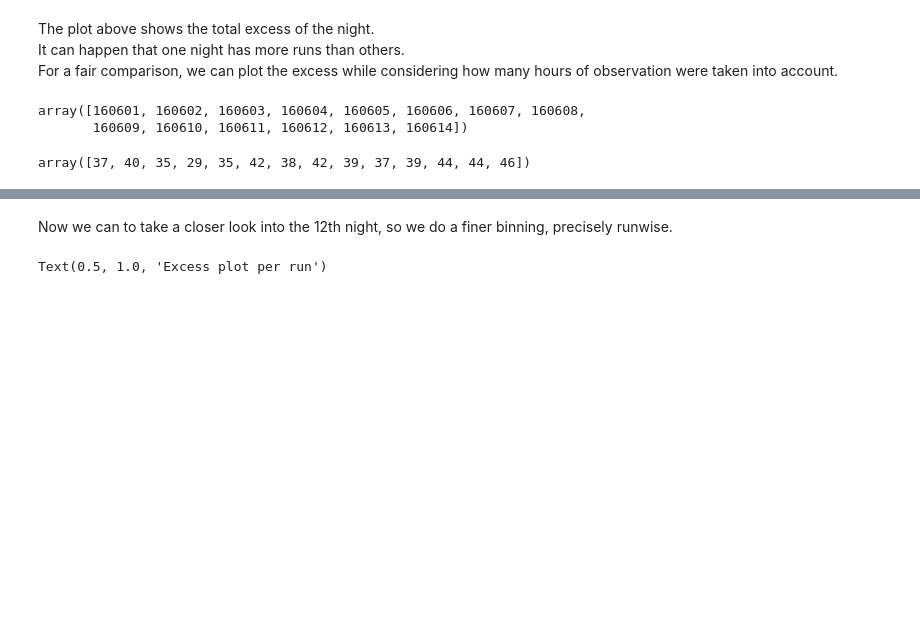
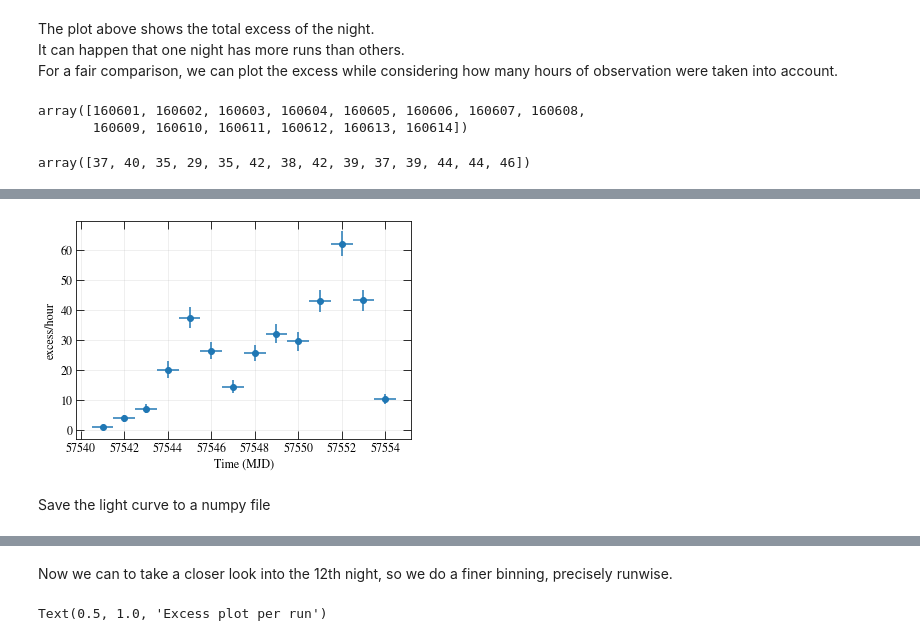
Before and after one commit to kaoriinakashima/gammaray_in_class, a Jupyter notebook: 3-light_curve_draft.ipynb, the cells around one changed output, grey strips where cells are left out. Saved outputs shown, nothing was run; the diff lists cells and outputs as text; code cells hidden in the pictures; blank space fills up the shorter version.

```diff
--- a/3-light_curve_draft.ipynb
+++ b/3-light_curve_draft.ipynb
@@ -207,0 +237,19 @@ plt.grid(alpha=0.25)
+# %%
+mjd_unique = np.unique(Mjd)
+# calculate the bin size in days
+dt = np.diff(mjd_unique)
+# assume all bins are the same size
+mjd_min = mjd_unique - dt[0] / 2.
+mjd_max = mjd_unique + dt[0] / 2.
+# %%
+plt.errorbar(mjd_unique, excess_night_perhour,
+             yerr=excess_night_perhour_err,
+             xerr=[mjd_unique - mjd_min, mjd_max - mjd_unique],
+             ls='none', marker='o')
+plt.ylabel('excess/hour')
+plt.xlabel("Time (MJD)")
+plt.grid(alpha=0.25)
+# %% [output]
+[figure, added]
+# %% [markdown]
+Save the light curve to a numpy file
```
Also changed, not shown: parts of 12 cells of this notebook, 1 other file.
